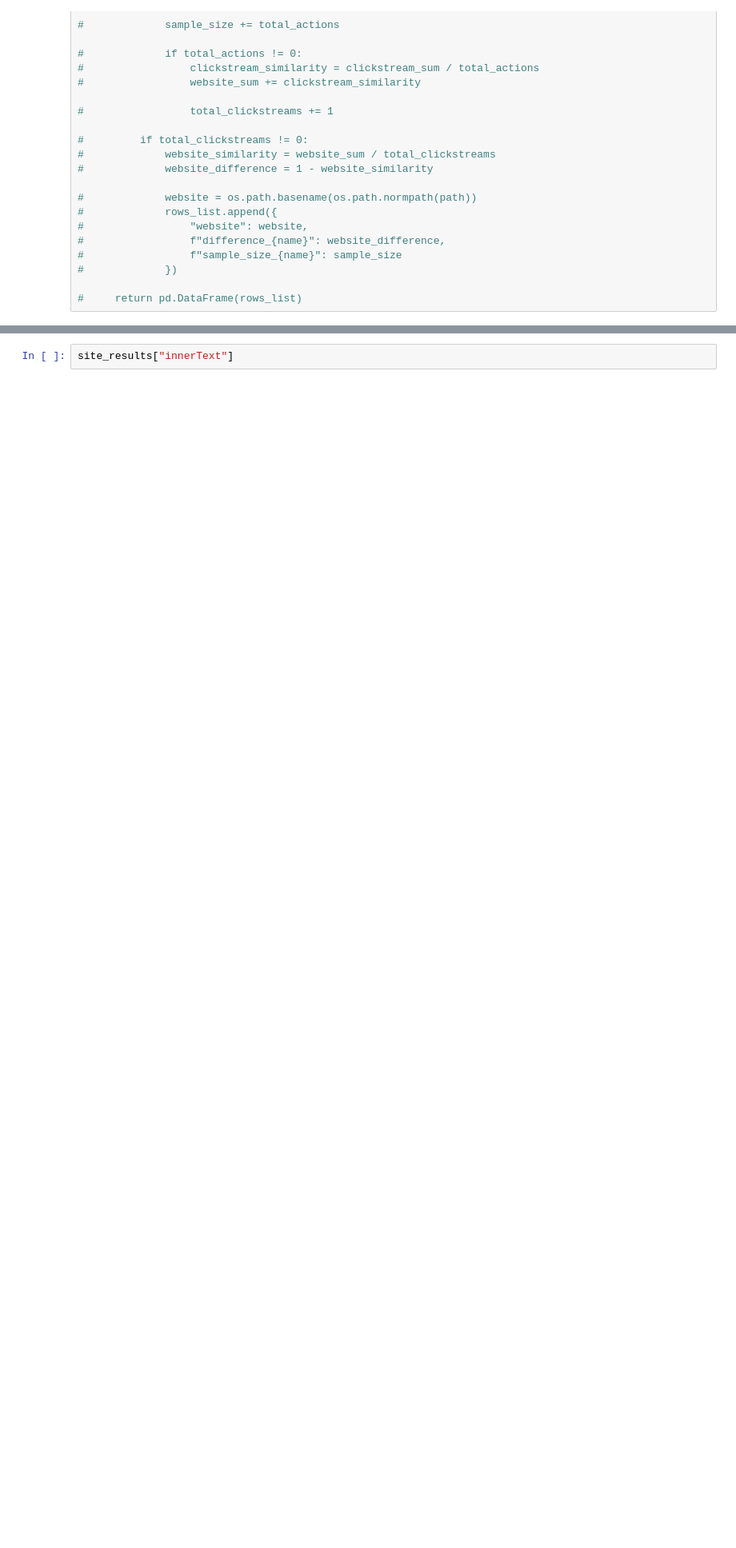
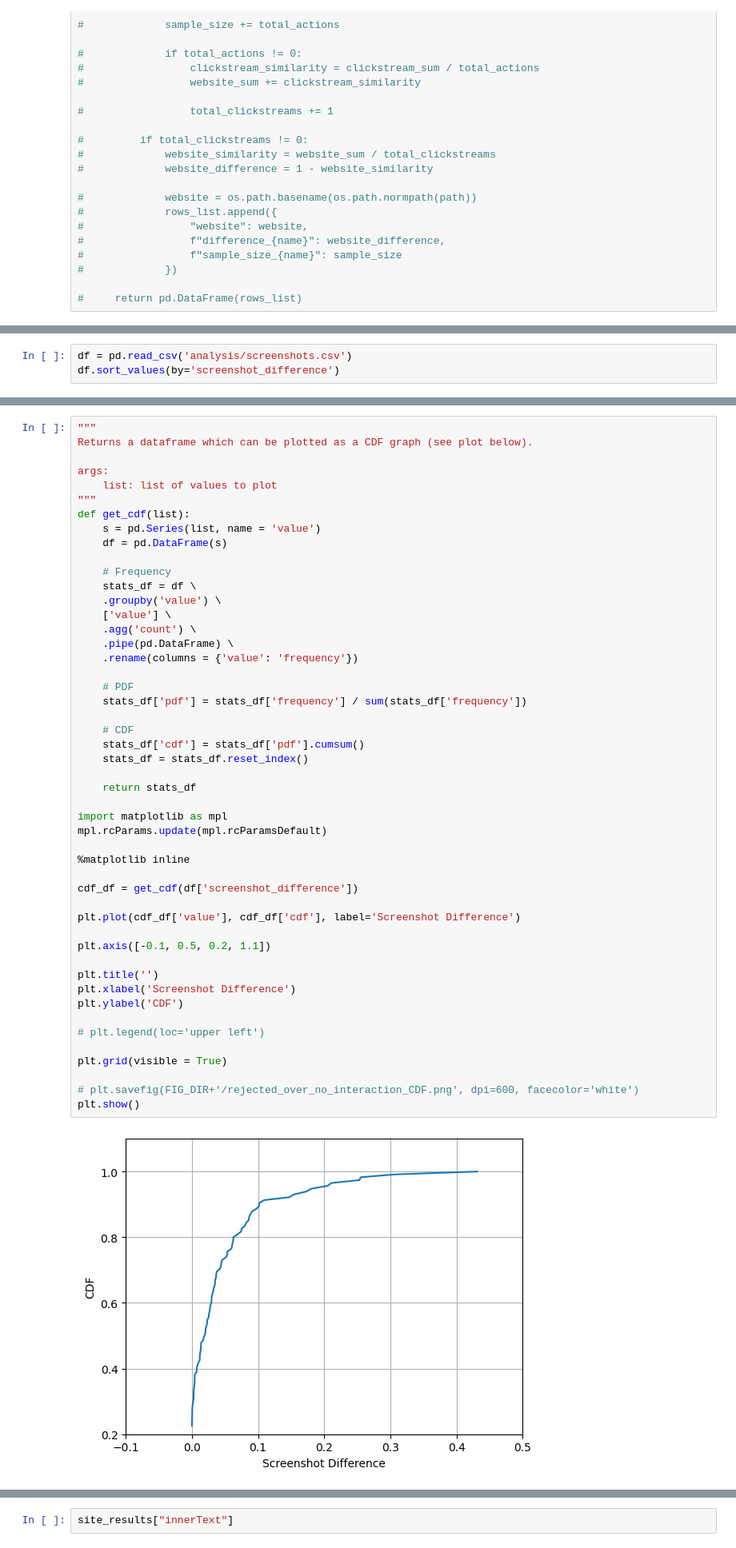
Before and after one commit to maxwellmlin/cookie-classify, a Jupyter notebook: classification_algo.ipynb, the cells around one changed output, grey strips where cells are left out. Shown at 80% size. Saved outputs shown, nothing was run; the diff lists cells and outputs as text; blank space fills up the shorter version.

```diff
--- a/classification_algo.ipynb
+++ b/classification_algo.ipynb
@@ -398,0 +390,3 @@ TypeError: can't convert type 'NoneType' to numerator/denominator
+# %%
+df = pd.read_csv('analysis/screenshots.csv')
+df.sort_values(by='screenshot_difference')
@@ -399,3 +411,54 @@ TypeError: can't convert type 'NoneType' to numerator/denominator
+# %%
+"""
+Returns a dataframe which can be plotted as a CDF graph (see plot below).
+
+args:
+    list: list of values to plot
+"""
+def get_cdf(list):
+    s = pd.Series(list, name = 'value')
+    df = pd.DataFrame(s)
+
+    # Frequency
+    stats_df = df \
+    .groupby('value') \
+    ['value'] \
+    .agg('count') \
+    .pipe(pd.DataFrame) \
+    .rename(columns = {'value': 'frequency'})
+
+    # PDF
+    stats_df['pdf'] = stats_df['frequency'] / sum(stats_df['frequency'])
+
+    # CDF
+    stats_df['cdf'] = stats_df['pdf'].cumsum()
+    stats_df = stats_df.reset_index()
+
+    return stats_df
+
+import matplotlib as mpl
+mpl.rcParams.update(mpl.rcParamsDefault)
+
+%matplotlib inline
+
+cdf_df = get_cdf(df['screenshot_difference'])
+
+plt.plot(cdf_df['value'], cdf_df['cdf'], label='Screenshot Difference')
+
+plt.axis([-0.1, 0.5, 0.2, 1.1])
+
+plt.title('')
+plt.xlabel('Screenshot Difference')
+plt.ylabel('CDF')
+
+# plt.legend(loc='upper left')
+
+plt.grid(visible = True)
+
+# plt.savefig(FIG_DIR+'/rejected_over_no_interaction_CDF.png', dpi=600, facecolor='white')
+plt.show()
+# %% [output]
+[figure, added]
 # %%
 def jaccard_similarity(dict1, dict2):
     # Calculate the intersection of keys
```
Also changed, not shown: parts of 6 cells of this notebook.
